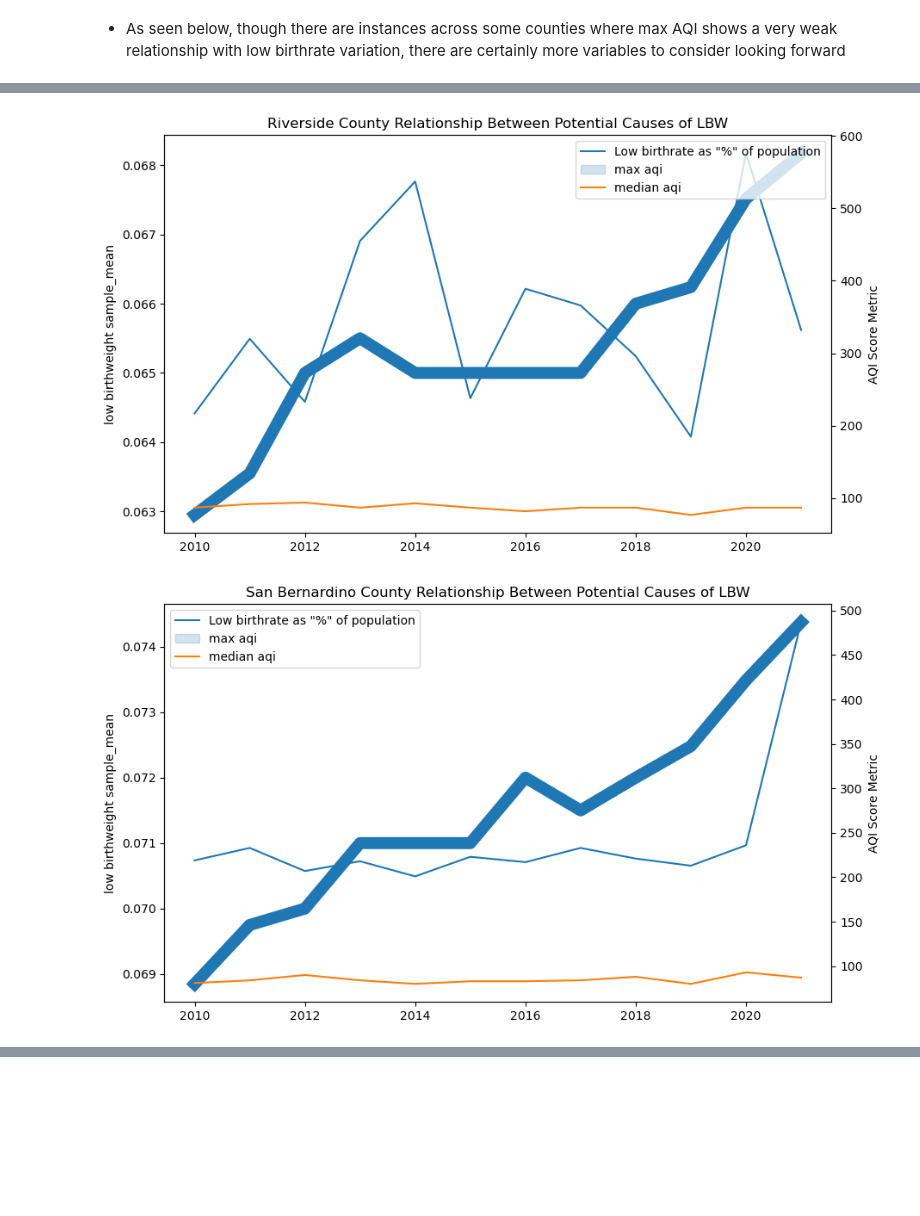
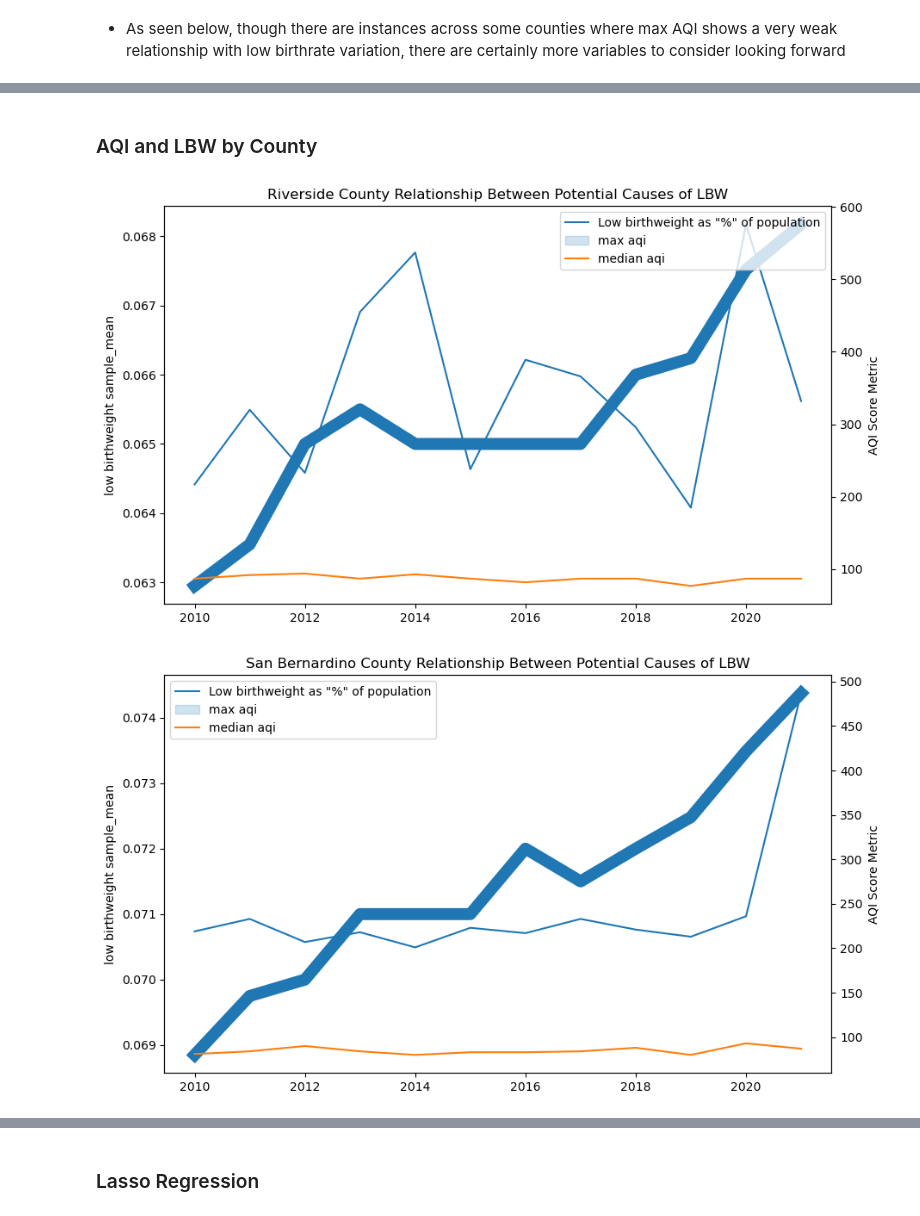
Before and after one commit to ralatorr/project_4, a Jupyter notebook: Jack_Notebook.v2.ipynb, the cells around one changed output, grey strips where cells are left out. Drawn from its saved outputs; the diff is of its cells as text; code cells hidden in the pictures; blank space fills up the shorter version.

```diff
--- a/Jack_Notebook.v2.ipynb
+++ b/Jack_Notebook.v2.ipynb
@@ -40,7 +40,7 @@ def multi_index(df):
 # %%
 def create_master_df(file_loc,initialize_file):
     #takes file name and location and initializes the empty master datadf
-    master_df = pd.read_excel('./{}/{}'.format(file_loc,initialize_file),'Ranked Measure Data')
+    master_df = pd.read_excel('../Data/{}/{}'.format(file_loc,initialize_file),'Ranked Measure Data')
     master_df = master_df.iloc[0:1]
     master_df.rename(columns={'Unnamed: 0':'FIPS', 'Unnamed: 1': 'State', 'Unnamed: 2' : 'County'}, inplace=True)
     master_df.insert(0,"Year",['Year'], allow_duplicates=True)
@@ -56,7 +56,7 @@ def get_frames(file_loc):
     output = {}
     for file in os.listdir(file_loc):
         year = file[:4]
-        output[year] = pd.read_excel('./{}/{}'.format(file_loc,file),'Ranked Measure Data')
+        output[year] = pd.read_excel('../Data/{}/{}'.format(file_loc,file),'Ranked Measure Data')
         output[year].rename(columns={'Unnamed: 0':'FIPS', 'Unnamed: 1': 'State', 'Unnamed: 2' : 'County'}, inplace=True)
 
         year_data = ["Year"]+[year for i in range(output[year].shape[0]-1)]
@@ -398,0 +396,17 @@ Text(0.5, 1.0, 'Coefficients of Multi-Linear Regression')
+# %%
+for county in county_focus:
+    lbw_sm = worst_counties_data.loc[worst_counties_data.county == county,'low birthweight sample_mean']
+    i_v = worst_counties_data.loc[worst_counties_data.county == county, independent_variables]
+    fig = plt.figure(figsize=(10,8))
+    ax1 = fig.add_subplot(111)
+    ax2 = ax1.twinx()
+    ax2.set_ylabel('Pollutant Days a year')
+
+    plt.title('{} County Relationship Between Potential Causes of LBW'.format(county))
+    sns.lineplot(x=worst_counties_data.year.unique(),y=lbw_sm,ax=ax1,linewidth=10)
+    cnames = []
+    for col in [x  for x in independent_variables if x[:4]=='days']:
+        sns.lineplot(x=worst_counties_data.year.unique(),y=i_v[col],ax=ax2)
+        #plt.set_label(col)
+    plt.legend(['Low birthweight as "%" of population']+[x  for x in independent_variables if x[:4]=='days'])
+    plt.show()
@@ -399,20 +424,22 @@ Text(0.5, 1.0, 'Coefficients of Multi-Linear Regression')
+# %% [markdown]
+### AQI and LBW by County
 # %%
 for county in county_focus:
     lbw_sm = worst_counties_data.loc[worst_counties_data.county == county,'low birthweight sample_mean']
     i_v = worst_counties_data.loc[worst_counties_data.county == county, independent_variables]
     fig = plt.figure(figsize=(10,6))
     ax1 = fig.add_subplot(111)
     ax2 = ax1.twinx()
     ax2.set_ylabel('AQI Score Metric')
 
     plt.title('{} County Relationship Between Potential Causes of LBW'.format(county))
     sns.lineplot(x=worst_counties_data.year.unique(),y=lbw_sm,ax=ax1,linewidth=10)
     cnames = []
     for col in ['max aqi','median aqi']:
         sns.lineplot(x=worst_counties_data.year.unique(),y=i_v[col],ax=ax2)
         #plt.set_label(col)
-    plt.legend(['Low birthrate as "%" of population', 'max aqi', 'median aqi'])
+    plt.legend(['Low birthweight as "%" of population', 'max aqi', 'median aqi'])
     plt.show()
 # %% [output]
-[figure, old version]
+[figure, new version]
-[figure, old version]
+[figure, new version]
@@ -426,0 +454,2 @@ for county in county_focus:
+# %% [markdown]
+### Lasso Regression
```
Also changed, not shown: parts of 30 cells of this notebook.
